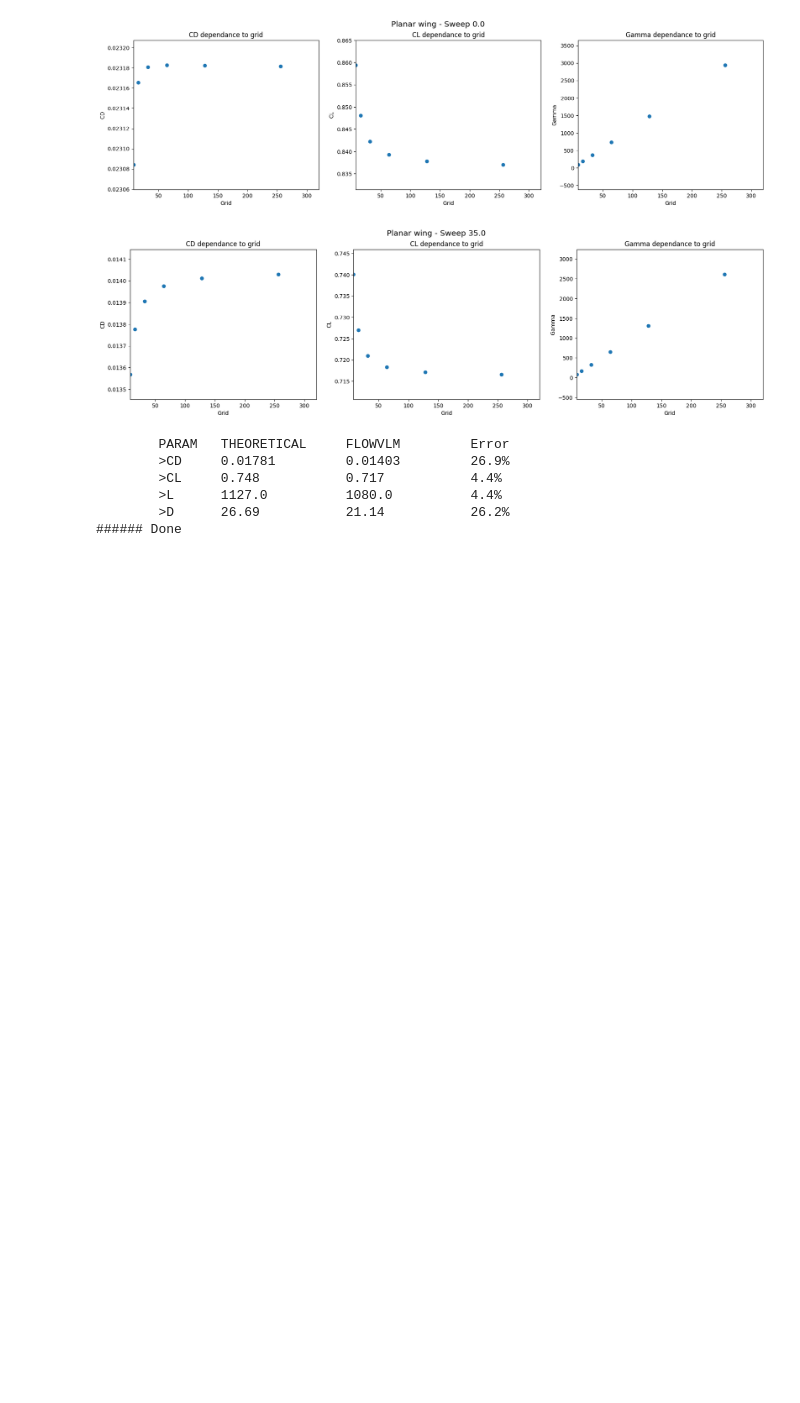
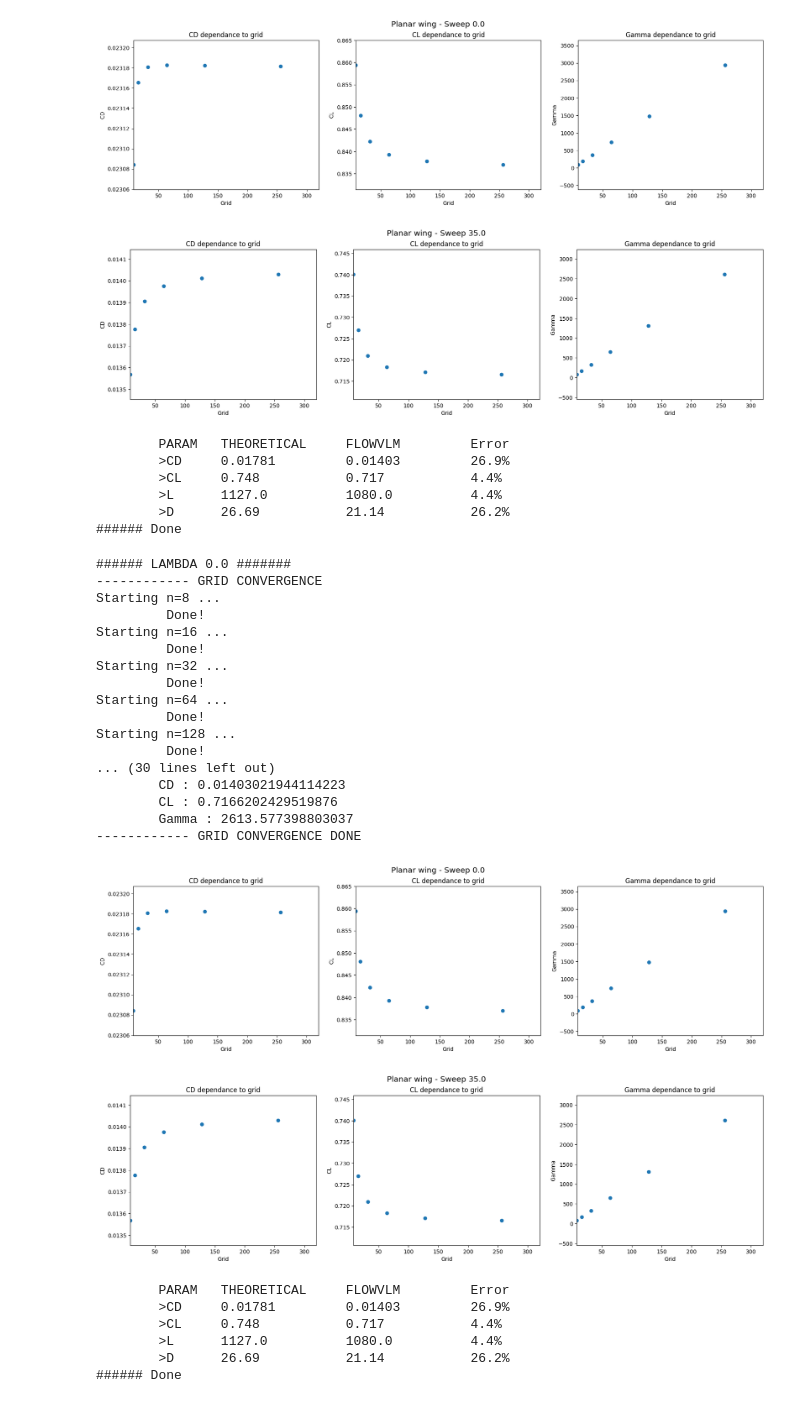
Before and after one commit to byuflowlab/FLOWVLM, a Jupyter notebook: docs/FLOWVLM_verification_and_validation.ipynb, the cells around one changed output. Cells and saved outputs as stored; diff of their text form; code cells hidden in the pictures; blank space fills up the shorter version.

```diff
--- a/docs/FLOWVLM_verification_and_validation.ipynb
+++ b/docs/FLOWVLM_verification_and_validation.ipynb
@@ -260,3 +257,31 @@ VALUES AT n=256
         >L      1127.0          1080.0          4.4%
         >D      26.69           21.14           26.2%
 ###### Done
+# %%
+ver_planarWing();
+# %% [output]
+###### LAMBDA 0.0 #######
+------------ GRID CONVERGENCE
+Starting n=8 ...
+         Done!
+Starting n=16 ...
+         Done!
+Starting n=32 ...
+         Done!
+Starting n=64 ...
+         Done!
+Starting n=128 ...
+         Done!
+... (30 lines left out)
+        CD : 0.01403021944114223
+        CL : 0.7166202429519876
+        Gamma : 2613.577398803037
+------------ GRID CONVERGENCE DONE
+[figure, added]
+[figure, added]
+        PARAM   THEORETICAL     FLOWVLM         Error
+        >CD     0.01781         0.01403         26.9%
+        >CL     0.748           0.717           4.4%
+        >L      1127.0          1080.0          4.4%
+        >D      26.69           21.14           26.2%
+###### Done
```
Also changed, not shown: parts of 2 cells of this notebook, 10 other files.
